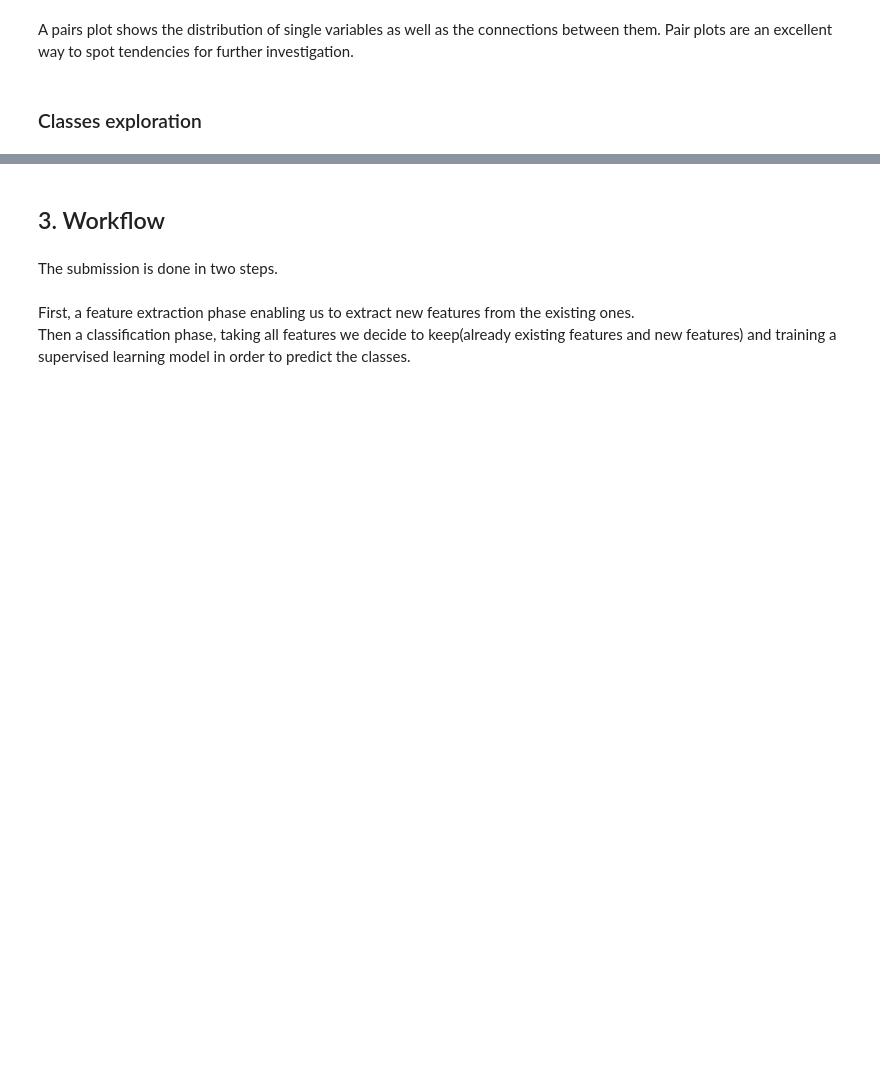
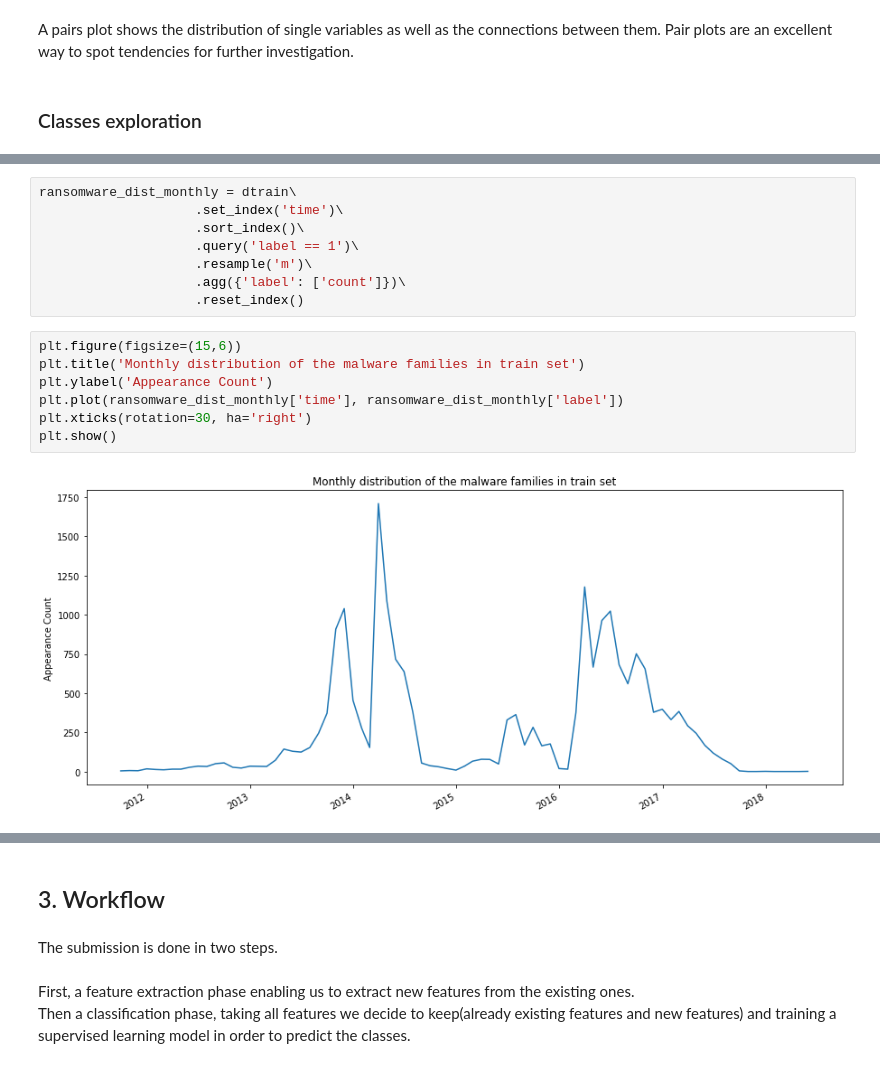
Before and after one commit to Bourhano/BitcoinRansomwareDetection, a Jupyter notebook: bitcoin_heist_starting_kit.ipynb, the cells around one changed output, grey strips where cells are left out. Drawn from its saved outputs; the diff is of its cells as text; blank space fills up the shorter version.

```diff
--- a/bitcoin_heist_starting_kit.ipynb
+++ b/bitcoin_heist_starting_kit.ipynb
@@ -653,0 +660,17 @@ plt.show()
+# %%
+ransomware_dist_monthly = dtrain\
+                    .set_index('time')\
+                    .sort_index()\
+                    .query('label == 1')\
+                    .resample('m')\
+                    .agg({'label': ['count']})\
+                    .reset_index()
+# %%
+plt.figure(figsize=(15,6))
+plt.title('Monthly distribution of the malware families in train set')
+plt.ylabel('Appearance Count')
+plt.plot(ransomware_dist_monthly['time'], ransomware_dist_monthly['label'])
+plt.xticks(rotation=30, ha='right')
+plt.show()
+# %% [output]
+[figure, added]
```
Also changed, not shown: parts of 34 cells of this notebook.
